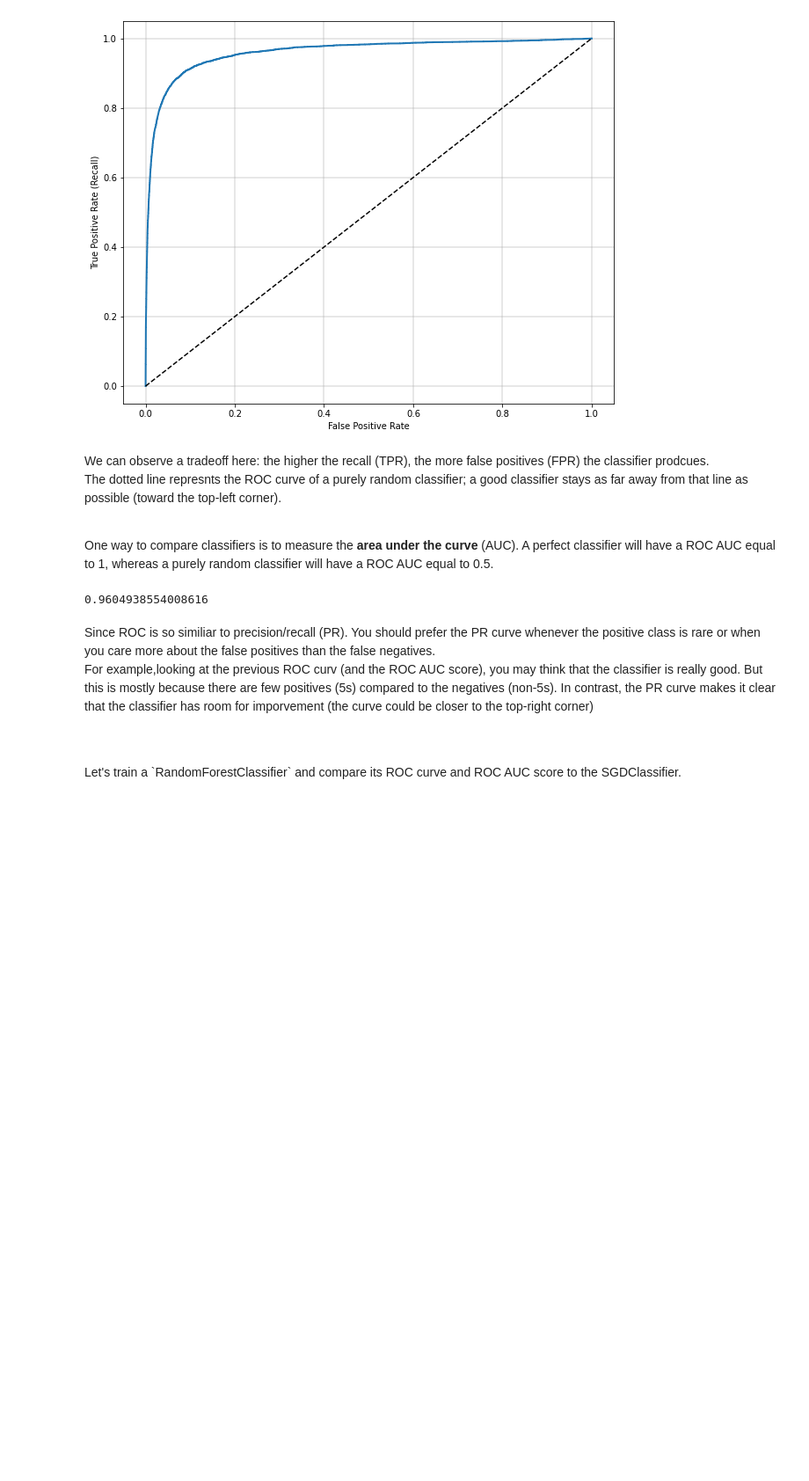
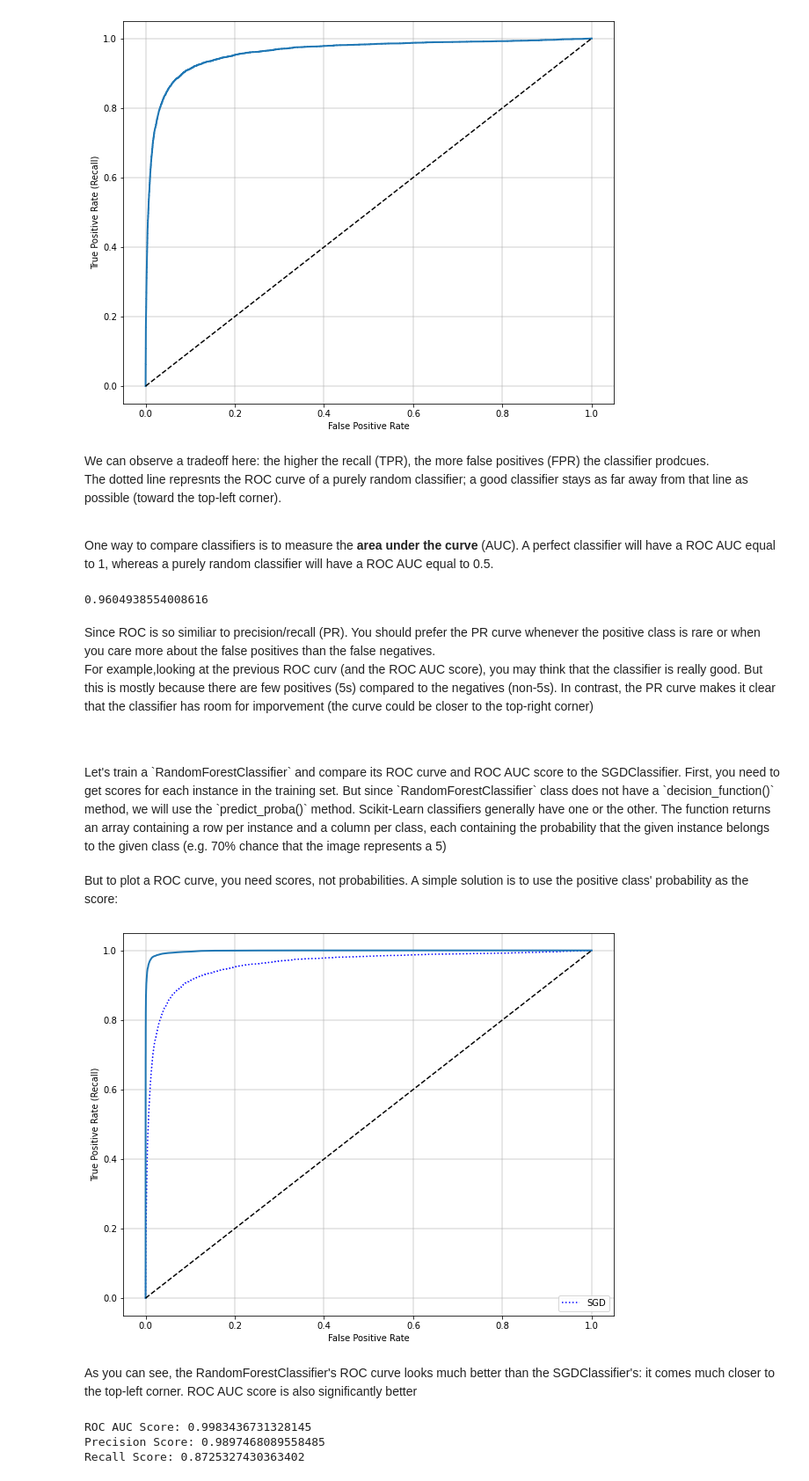
Before and after one commit to alpharaoh/Machine-Learning, a Jupyter notebook: Learning/MNIST/classification.ipynb, the cells around one changed output. Shown: that part at 88% size. Drawn from its saved outputs; the diff is of its cells as text; code cells hidden in the pictures; blank space fills up the shorter version.

```diff
--- a/Learning/MNIST/classification.ipynb
+++ b/Learning/MNIST/classification.ipynb
@@ -320,4 +320,36 @@ Since ROC is so similiar to precision/recall (PR). You should prefer the PR curv
 <br>For example,looking at the previous ROC curv (and the ROC AUC score), you may think that the classifier is really good. But this is mostly because there are few positives (5s) compared to the negatives (non-5s). In contrast, the PR curve makes it clear that the classifier has room for imporvement (the curve could be closer to the top-right corner)
 
 <br>
-<br>Let's train a `RandomForestClassifier` and compare its ROC curve and ROC AUC score to the SGDClassifier.
+<br>Let's train a `RandomForestClassifier` and compare its ROC curve and ROC AUC score to the SGDClassifier. First, you need to get scores for each instance in the training set. But since `RandomForestClassifier` class does not have a `decision_function()` method, we will use the `predict_proba()` method. Scikit-Learn classifiers generally have one or the other. The function returns an array containing a row per instance and a column per class, each containing the probability that the given instance belongs to the given class (e.g. 70% chance that the image represents a 5)
+# %%
+from sklearn.ensemble import RandomForestClassifier
+
+forest_clf = RandomForestClassifier(random_state=42)
+y_probas_forest = cross_val_predict(forest_clf, X_train, y_train_5, cv=3, method="predict_proba")
+# %% [markdown]
+But to plot a ROC curve, you need scores, not probabilities. A simple solution is to use the positive class' probability as the score:
+# %%
+y_scores_forest = y_probas_forest[:, 1] # score = proba of positive class
+fpr_forest, tpr_forest, thresholds_forest = roc_curve(y_train_5, y_scores_forest)
+
+# let's compare to the first ROC curve
+
+plt.plot(fpr, tpr, "b:", label="SGD")
+plot_roc_curve(fpr_forest, tpr_forest) # green line
+plt.legend(loc="lower right")
+plt.show()
+# %% [output]
+[figure, added]
+# %% [markdown]
+As you can see, the RandomForestClassifier's ROC curve looks much better than the SGDClassifier's: it comes much closer to the top-left corner. ROC AUC score is also significantly better
+# %%
+print(f"ROC AUC Score: {roc_auc_score(y_train_5, y_scores_forest)}")
+
+y_scores_forest_pred = (y_scores_forest >= 0.5)
+
+print(f"Precision Score: {precision_score(y_train_5, y_scores_forest_pred)}")
+print(f"Recall Score: {recall_score(y_train_5, y_scores_forest_pred)}")
+# %% [output]
+ROC AUC Score: 0.9983436731328145
+Precision Score: 0.9897468089558485
+Recall Score: 0.8725327430363402
```
Also changed, not shown: parts of 4 cells of this notebook.
